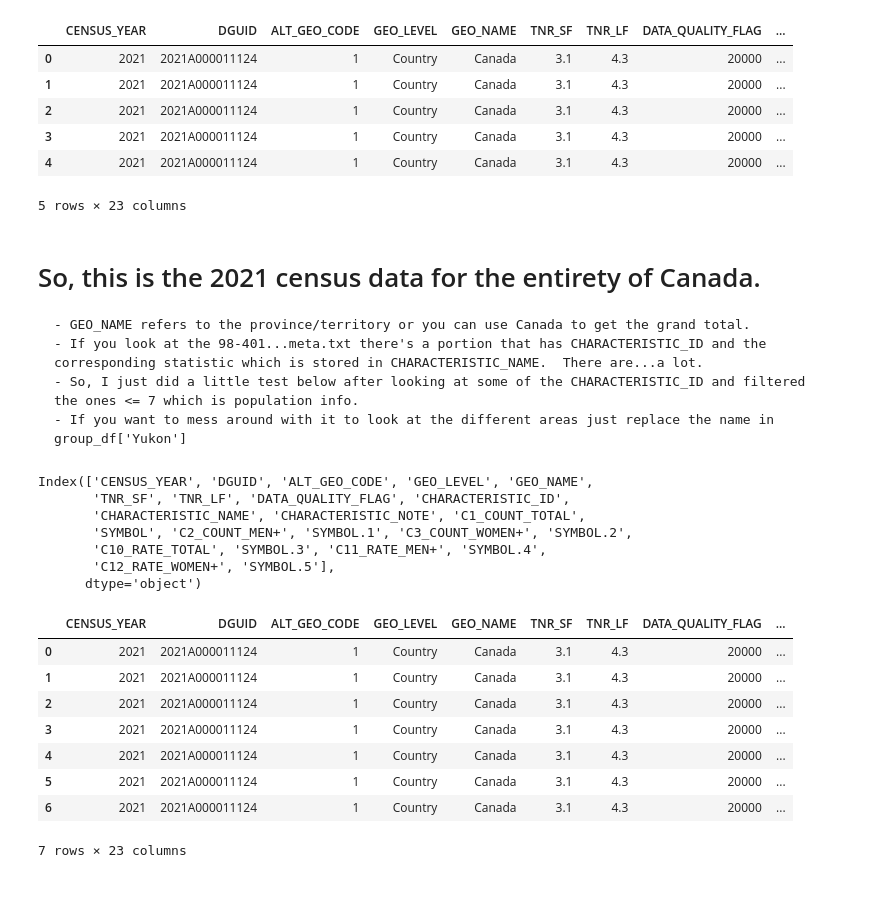
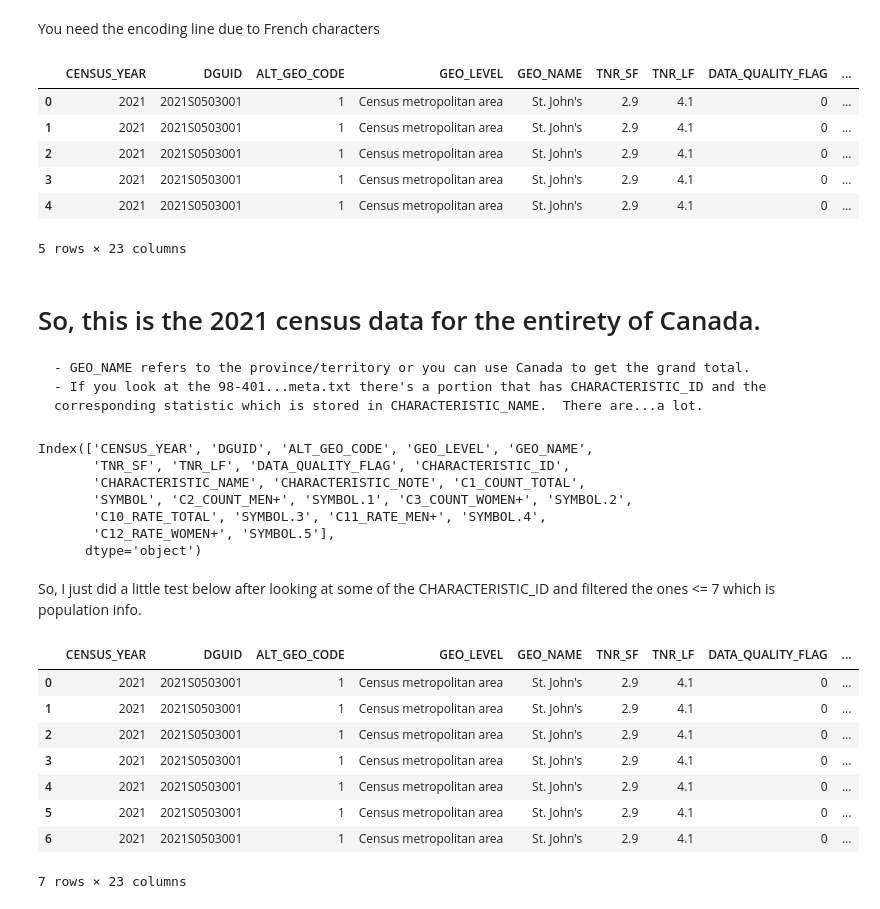
Before and after one commit to detmanski/Overview_Canada_Analysis, a Jupyter notebook: raw_data.ipynb, the cells around one changed output. Drawn from its saved outputs; the diff is of its cells as text; code cells hidden in the pictures.

```diff
--- a/raw_data.ipynb
+++ b/raw_data.ipynb
@@ -3,21 +10,22 @@ import pandas as pd
+# %% [markdown]
+You need the encoding line due to French characters
 # %%
-df = pd.read_csv('Resources/98-401-X2021001_English_CSV_data.csv', encoding='ISO-8859-1')
+df = pd.read_csv('Resources/98-401-X2021002_English_CSV_data.csv', encoding='ISO-8859-1')
+
 
 df.head()
 # %% [output]
 |  | CENSUS_YEAR | DGUID | ALT_GEO_CODE | GEO_LEVEL | GEO_NAME | TNR_SF | TNR_LF | DATA_QUALITY_FLAG | ... |
-| 0 | 2021 | 2021A000011124 | 1 | Country | Canada | 3.1 | 4.3 | 20000 | ... |
-| 1 | 2021 | 2021A000011124 | 1 | Country | Canada | 3.1 | 4.3 | 20000 | ... |
-| 2 | 2021 | 2021A000011124 | 1 | Country | Canada | 3.1 | 4.3 | 20000 | ... |
-| 3 | 2021 | 2021A000011124 | 1 | Country | Canada | 3.1 | 4.3 | 20000 | ... |
-| 4 | 2021 | 2021A000011124 | 1 | Country | Canada | 3.1 | 4.3 | 20000 | ... |
+| 0 | 2021 | 2021S0503001 | 1 | Census metropolitan area | St. John's | 2.9 | 4.1 | 0 | ... |
+| 1 | 2021 | 2021S0503001 | 1 | Census metropolitan area | St. John's | 2.9 | 4.1 | 0 | ... |
+| 2 | 2021 | 2021S0503001 | 1 | Census metropolitan area | St. John's | 2.9 | 4.1 | 0 | ... |
+| 3 | 2021 | 2021S0503001 | 1 | Census metropolitan area | St. John's | 2.9 | 4.1 | 0 | ... |
+| 4 | 2021 | 2021S0503001 | 1 | Census metropolitan area | St. John's | 2.9 | 4.1 | 0 | ... |
 5 rows × 23 columns
 # %% [markdown]
 # So, this is the 2021 census data for the entirety of Canada.
     - GEO_NAME refers to the province/territory or you can use Canada to get the grand total.
     - If you look at the 98-401...meta.txt there's a portion that has CHARACTERISTIC_ID and the corresponding statistic which is stored in CHARACTERISTIC_NAME.  There are...a lot.
-    - So, I just did a little test below after looking at some of the CHARACTERISTIC_ID and filtered the ones <= 7 which is population info.
-    - If you want to mess around with it to look at the different areas just replace the name in group_df['Yukon']
 # %%
 df.columns
 # %% [output]
@@ -28,19 +36,21 @@ Index(['CENSUS_YEAR', 'DGUID', 'ALT_GEO_CODE', 'GEO_LEVEL', 'GEO_NAME',
        'C10_RATE_TOTAL', 'SYMBOL.3', 'C11_RATE_MEN+', 'SYMBOL.4',
        'C12_RATE_WOMEN+', 'SYMBOL.5'],
       dtype='object')
+# %% [markdown]
+So, I just did a little test below after looking at some of the CHARACTERISTIC_ID and filtered the ones <= 7 which is population info.
 # %%
 filtered_df = df[df['CHARACTERISTIC_ID'] <= 7]
 # %%
 filtered_df.head(7)
 # %% [output]
 |  | CENSUS_YEAR | DGUID | ALT_GEO_CODE | GEO_LEVEL | GEO_NAME | TNR_SF | TNR_LF | DATA_QUALITY_FLAG | ... |
-| 0 | 2021 | 2021A000011124 | 1 | Country | Canada | 3.1 | 4.3 | 20000 | ... |
-| 1 | 2021 | 2021A000011124 | 1 | Country | Canada | 3.1 | 4.3 | 20000 | ... |
-| 2 | 2021 | 2021A000011124 | 1 | Country | Canada | 3.1 | 4.3 | 20000 | ... |
-| 3 | 2021 | 2021A000011124 | 1 | Country | Canada | 3.1 | 4.3 | 20000 | ... |
-| 4 | 2021 | 2021A000011124 | 1 | Country | Canada | 3.1 | 4.3 | 20000 | ... |
-| 5 | 2021 | 2021A000011124 | 1 | Country | Canada | 3.1 | 4.3 | 20000 | ... |
-| 6 | 2021 | 2021A000011124 | 1 | Country | Canada | 3.1 | 4.3 | 20000 | ... |
+| 0 | 2021 | 2021S0503001 | 1 | Census metropolitan area | St. John's | 2.9 | 4.1 | 0 | ... |
+| 1 | 2021 | 2021S0503001 | 1 | Census metropolitan area | St. John's | 2.9 | 4.1 | 0 | ... |
+| 2 | 2021 | 2021S0503001 | 1 | Census metropolitan area | St. John's | 2.9 | 4.1 | 0 | ... |
+| 3 | 2021 | 2021S0503001 | 1 | Census metropolitan area | St. John's | 2.9 | 4.1 | 0 | ... |
+| 4 | 2021 | 2021S0503001 | 1 | Census metropolitan area | St. John's | 2.9 | 4.1 | 0 | ... |
+| 5 | 2021 | 2021S0503001 | 1 | Census metropolitan area | St. John's | 2.9 | 4.1 | 0 | ... |
+| 6 | 2021 | 2021S0503001 | 1 | Census metropolitan area | St. John's | 2.9 | 4.1 | 0 | ... |
 7 rows × 23 columns
 # %%
 group_df=filtered_df.groupby(['GEO_NAME','CHARACTERISTIC_NAME'])['C1_COUNT_TOTAL'].sum()
```
Also changed, not shown: parts of 11 cells of this notebook, 7 other files.
